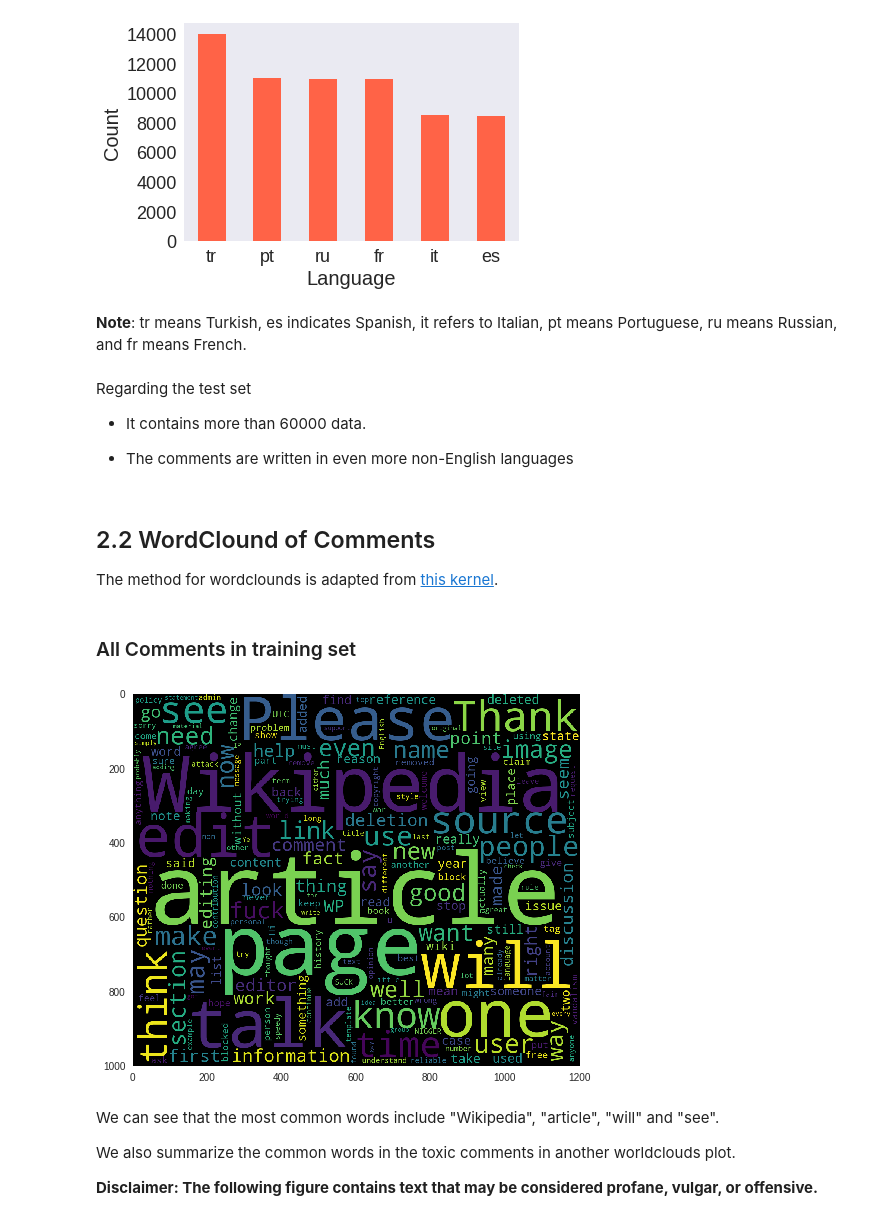
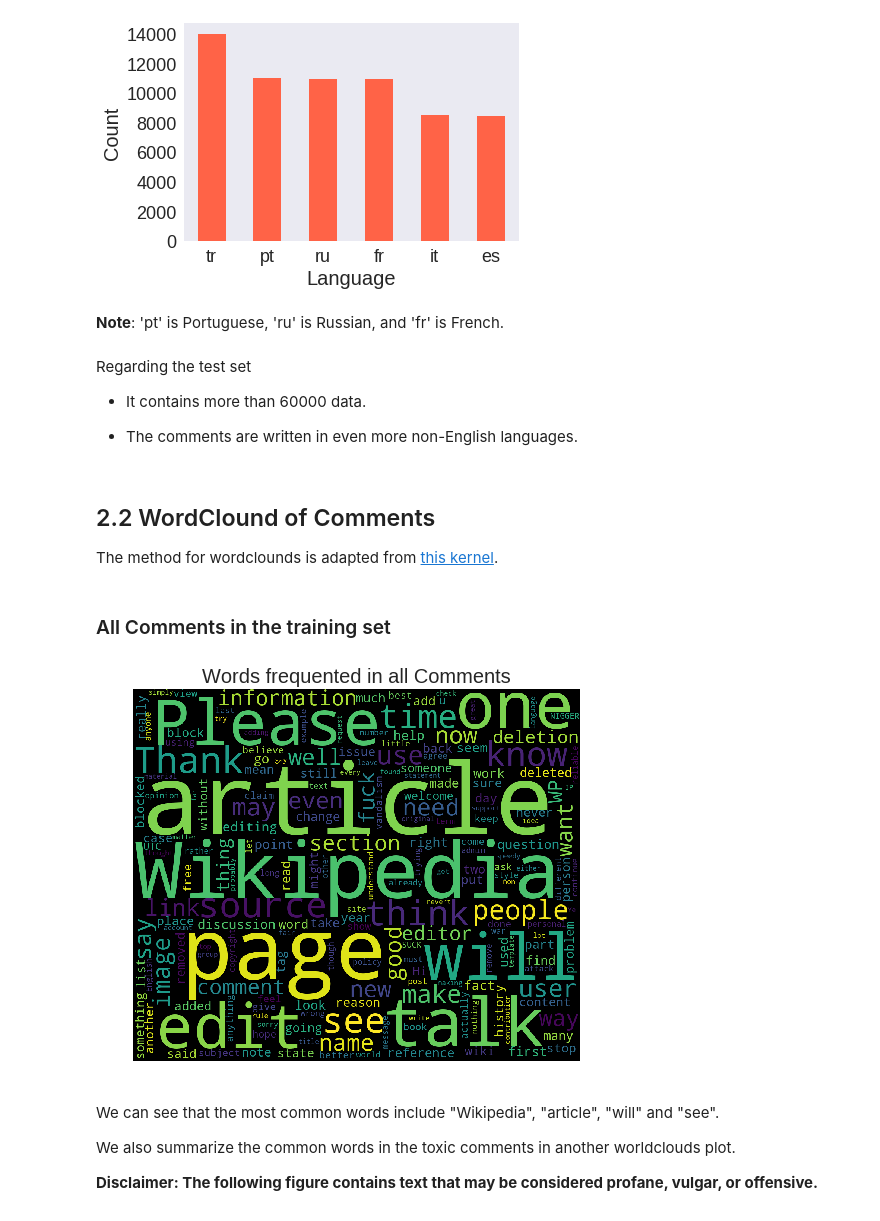
Before and after one commit to cengc13/2040FinalProject, a Jupyter notebook: src/screencast/2040_final_project.ipynb, the cells around one changed output. Drawn from its saved outputs; the diff is of its cells as text; code cells hidden in the pictures.

```diff
--- a/src/screencast/2040_final_project.ipynb
+++ b/src/screencast/2040_final_project.ipynb
@@ -160,17 +184,17 @@ ax.set_ylabel("Count", fontsize=20);
 # %% [output]
 [figure]
 # %% [markdown]
-**Note**: tr means Turkish, es indicates Spanish, it refers to Italian, pt means Portuguese, ru means Russian, and fr means French.
+**Note**: 'pt' is Portuguese, 'ru' is Russian, and 'fr' is  French.
 # %% [markdown]
 Regarding the test set
 
 - It contains more than 60000 data.
 
-- The comments are written in even more non-English languages
+- The comments are written in even more non-English languages.
 # %% [markdown]
 ## 2.2 WordClound of Comments
 
 The method for wordclounds is adapted from [this kernel](https://www.kaggle.com/tarunpaparaju/jigsaw-multilingual-toxicity-eda-models).
 # %% [markdown]
-### All Comments in training set
+### All Comments in the training set
 # %%
@@ -177,20 +202,22 @@ The method for wordclounds is adapted from [this kernel](https://www.kaggle.com/
 from wordcloud import WordCloud, STOPWORDS
 stopword = set(STOPWORDS)
 # %%
+#@title
 def nonan(x):
     if type(x) == str:
         return x.replace("\n", "")
     else:
         return ""
-Let's start by importing some useful packages
 text = ' '.join([nonan(abstract) for abstract in train_data["comment_text"]])
 # text = ' '.join([nonan(abstract) for abstract in val_data["comment_text"]])
 wordcloud = WordCloud(max_font_size=None, background_color='black', collocations=False,
                       width=1200, height=1000).generate(text)
 plt.figure(figsize=(8,8))
+plt.axis("off")
+plt.title("Words frequented in all Comments", fontsize=20)
 plt.imshow(wordcloud);
 # %% [output]
-[figure, old version]
+[figure, new version]
 # %% [markdown]
 We can see that the most common words include "Wikipedia", "article", "will" and "see".
 
```
Also changed, not shown: parts of 45 cells of this notebook, 2 other files.
